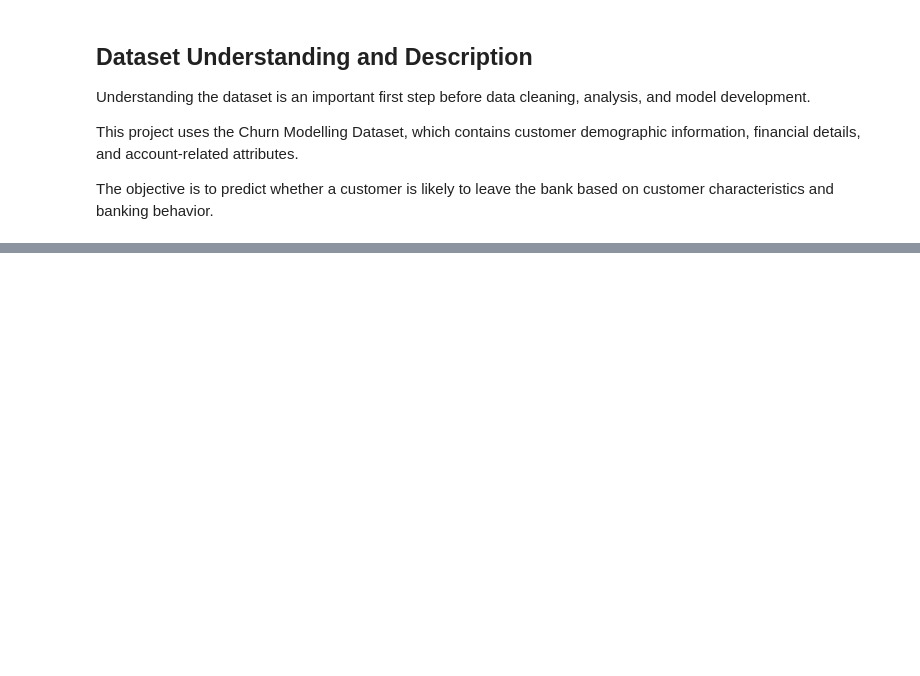
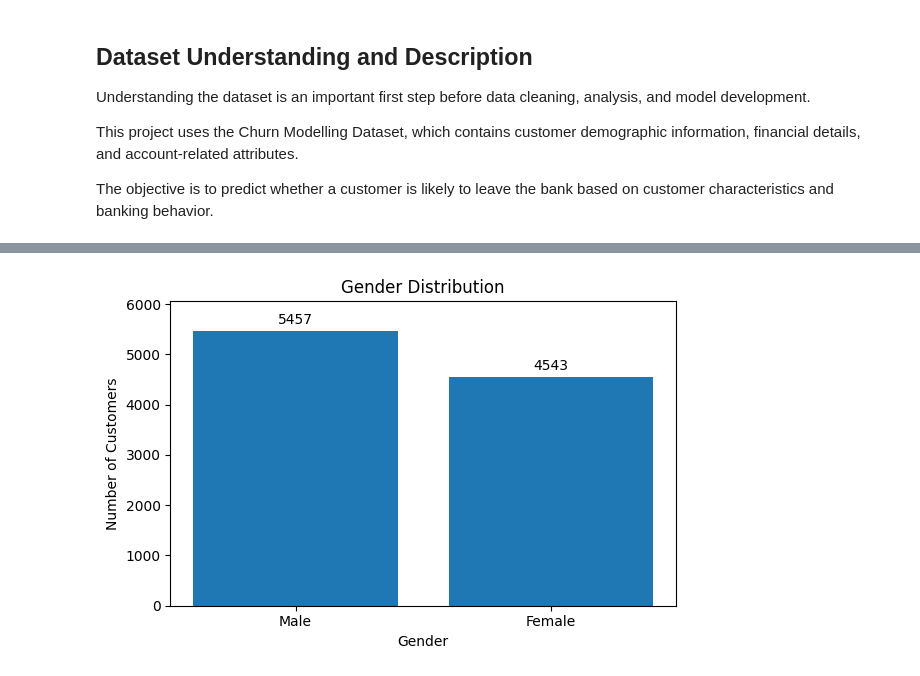
Before and after one commit to huzaifawaheed2/DevelopersHub-Corporation-Internship, a Jupyter notebook: Project-03-Customer-Churn-Prediction/notebooks/customer_churn_prediction.ipynb, the cells around one changed output, grey strips where cells are left out. Cells and saved outputs as stored; diff of their text form; code cells hidden in the pictures; blank space fills up the shorter version.

```diff
--- a/Project-03-Customer-Churn-Prediction/notebooks/customer_churn_prediction.ipynb
+++ b/Project-03-Customer-Churn-Prediction/notebooks/customer_churn_prediction.ipynb
@@ -83,0 +668,36 @@ The objective is to predict whether a customer is likely to leave the bank based
+# %%
+# Calculate gender distribution
+
+gender_counts = df_clean["Gender"].value_counts()
+
+# Create bar chart
+
+plt.figure(figsize=(6,4))
+
+bars = plt.bar(
+    ["Male", "Female"],
+    [
+        gender_counts[1],
+        gender_counts[0]
+    ]
+)
+
+# Add data labels
+
+plt.bar_label(bars, padding=3)
+
+# Add extra space at top
+
+plt.ylim(0, max(gender_counts) + 600)
+
+plt.title("Gender Distribution")
+plt.xlabel("Gender")
+plt.ylabel("Number of Customers")
+
+# Save figure
+
+plt.tight_layout()
+
+plt.show()
+# %% [output]
+[figure, added]
```
Also changed, not shown: parts of 60 cells of this notebook.
